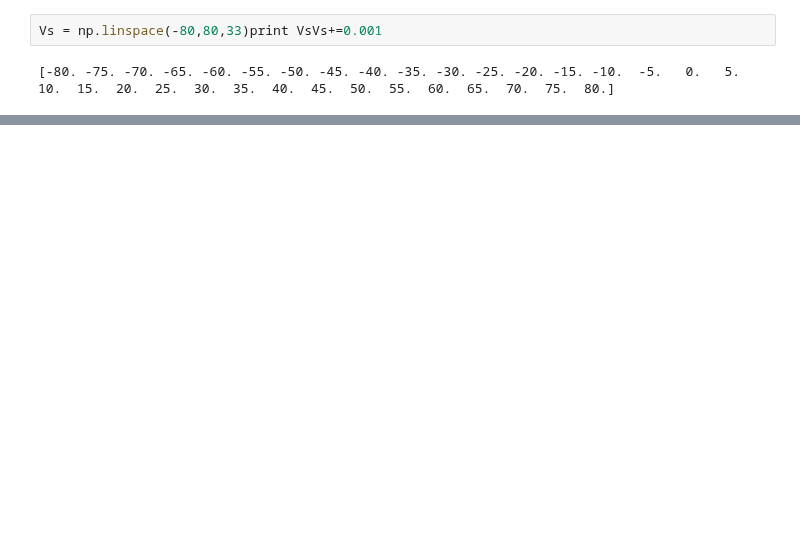
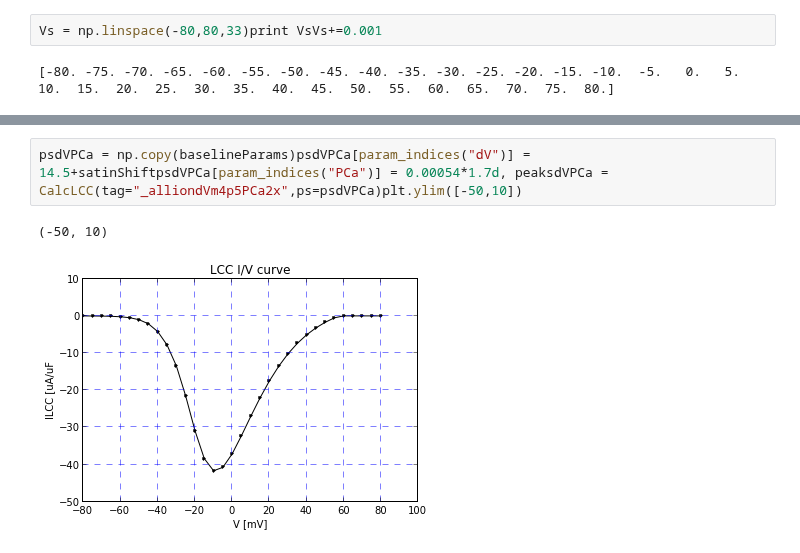
Before and after one commit to huskeypm/wholecell, a Jupyter notebook: LCC.ipynb, the cells around one changed output, grey strips where cells are left out. Saved outputs shown, nothing was run; the diff lists cells and outputs as text; blank space fills up the shorter version.

```diff
--- a/LCC.ipynb
+++ b/LCC.ipynb
@@ -29,0 +31,5 @@ I think 'd' should shift the voltage activation point. Not quite clear to me how
+# %%
+psdVPCa = np.copy(baselineParams)psdVPCa[param_indices("dV")] = 14.5+satinShiftpsdVPCa[param_indices("PCa")] = 0.00054*1.7d, peaksdVPCa = CalcLCC(tag="_alliondVm4p5PCa2x",ps=psdVPCa)plt.ylim([-50,10])
+# %% [output]
+(-50, 10)
+[figure, added]
```
Also changed, not shown: parts of 9 cells of this notebook, 3 other files.
